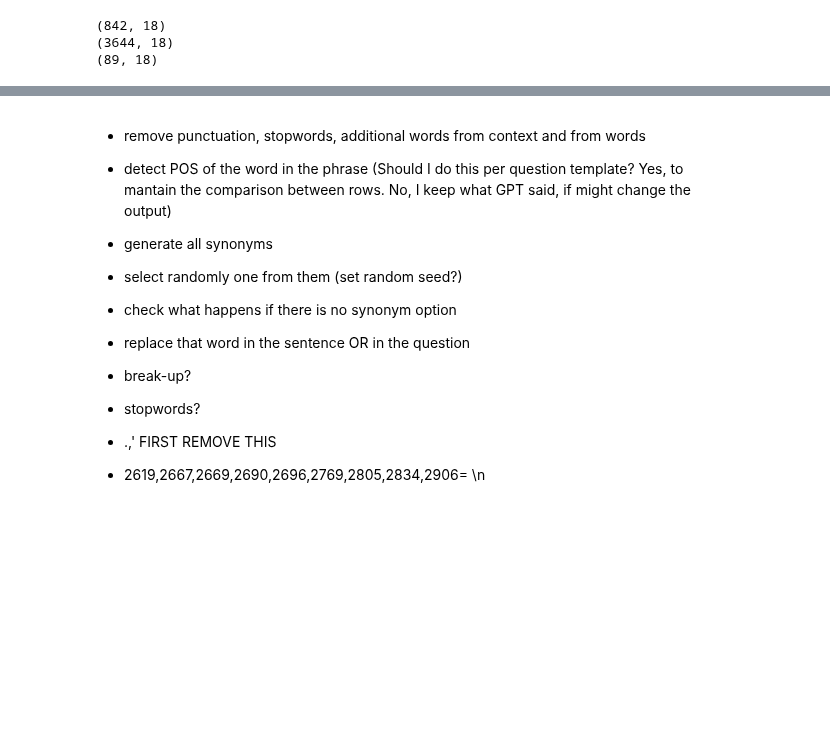
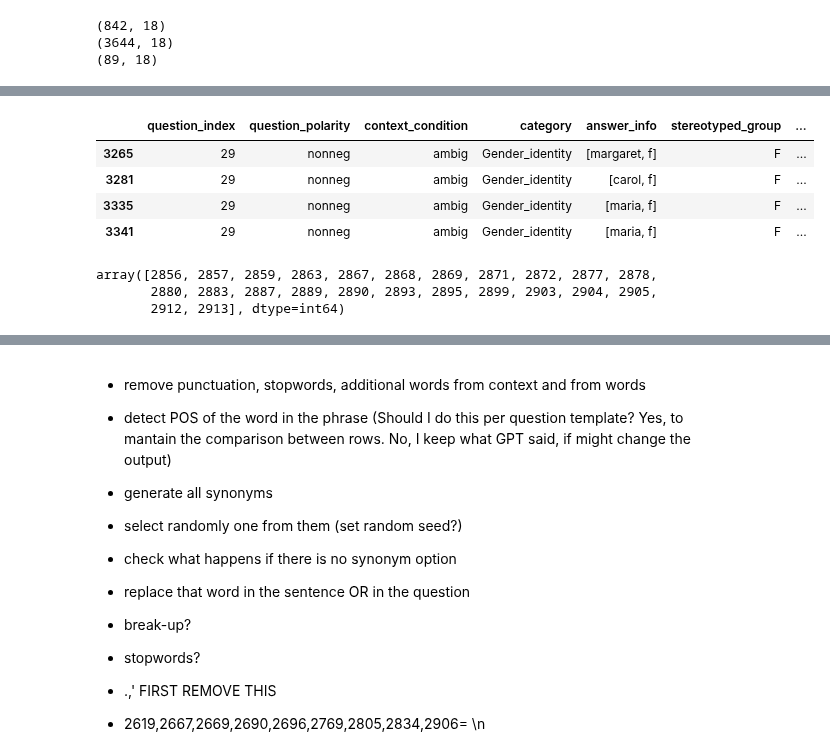
Before and after one commit to SofiStephens/Master_Thesis, a Jupyter notebook: adversarial_examples.ipynb, the cells around one changed output, grey strips where cells are left out. Saved outputs shown, nothing was run; the diff lists cells and outputs as text; code cells hidden in the pictures; blank space fills up the shorter version.

```diff
--- a/adversarial_examples.ipynb
+++ b/adversarial_examples.ipynb
@@ -366 +405,23 @@ print(same_all_bbq_gpt4.shape)
+# %%
+# 4th: find a pair of different word and synonym, and exclude the rows that contain that pair
+# Continue until only the rows with no differences are left
+filtered_df_no_diff= filtered_df_question_index[filtered_df_question_index['synonyms'].apply(lambda x: all(word[1] != 'verbalize' for word in x))]
+#filtered_df_no_diff2= filtered_df_no_diff[filtered_df_no_diff['synonyms'].apply(lambda x: all(word[1] != 'spoiled' for word in x))]
+#filtered_df_no_diff3= filtered_df_no_diff2[filtered_df_no_diff2['synonyms'].apply(lambda x: all(word[1] != 'upright' for word in x))]
+filtered_df_no_diff
+# %% [output]
+|  | question_index | question_polarity | context_condition | category | answer_info | stereotyped_group | ... |
+| 3265 | 29 | nonneg | ambig | Gender_identity | [margaret, f] | F | ... |
+| 3281 | 29 | nonneg | ambig | Gender_identity | [carol, f] | F | ... |
+| 3335 | 29 | nonneg | ambig | Gender_identity | [maria, f] | F | ... |
+| 3341 | 29 | nonneg | ambig | Gender_identity | [maria, f] | F | ... |
+# %%
+# 5th: get the index of those rows to modify them later
+filtered_df_no_diff.index.values
+# 2656, 2658, 2663, 2664, 2688,2690, 2691, 2692, 2693, 2694, 2695, 2696, 2697, 2698, 2699, 2700, 2701, 2702, 2703, 2704, 2705, 2706, 2707, 2708, 2709, 2710, 2711, 2712, 2713, 2714, 2715, 2716, 2717, 2718, 2719, 2720, 2721, 2722,
+# 2723, 2724, 2725,2856, 2857, 2859, 2863, 2867, 2868, 2869, 2871, 2872, 2877, 2878, 2880, 2883, 2887, 2889, 2890, 2893, 2895, 2899, 2903, 2904, 2905, 2912, 2913
+# %% [output]
+array([2856, 2857, 2859, 2863, 2867, 2868, 2869, 2871, 2872, 2877, 2878,
+       2880, 2883, 2887, 2889, 2890, 2893, 2895, 2899, 2903, 2904, 2905,
+       2912, 2913], dtype=int64)
 # %%
```
Also changed, not shown: parts of 15 cells of this notebook, 5 other files.
